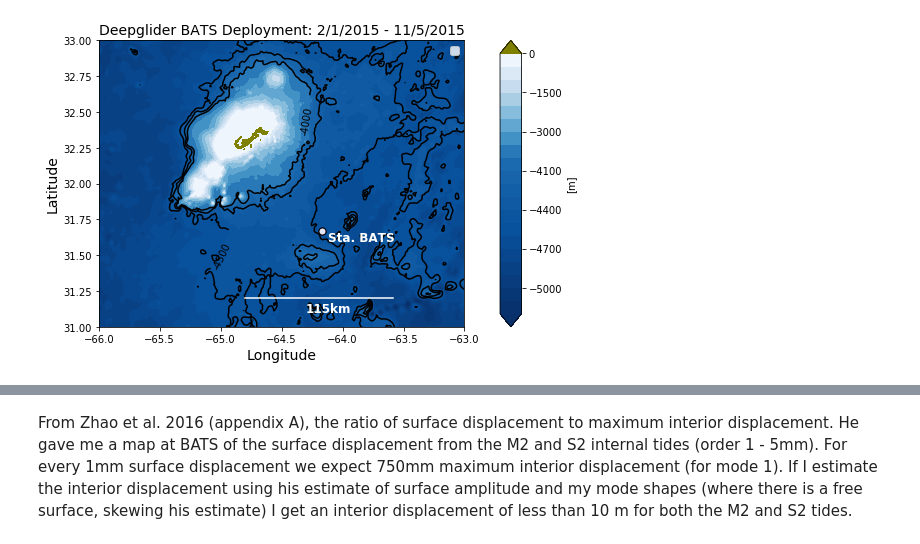
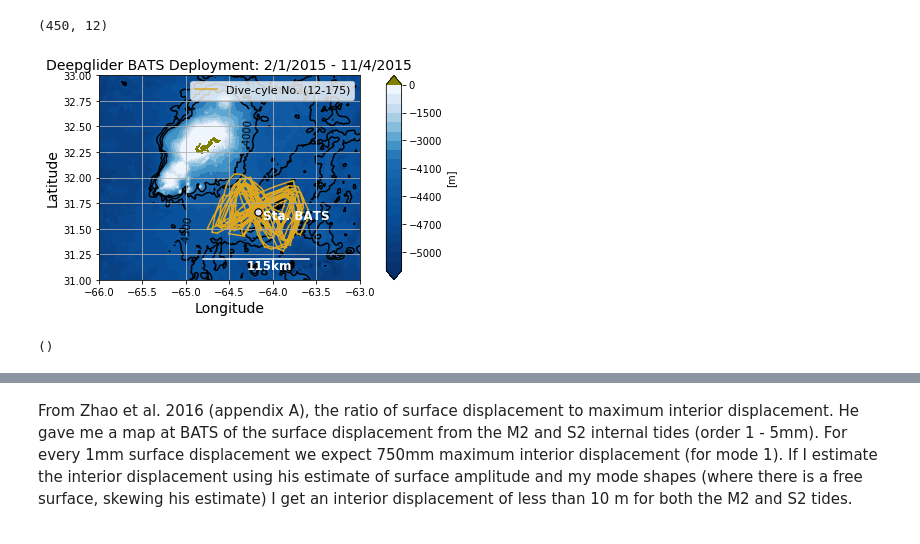
Before and after one commit to jakesteinberg/geostrophic_turbulence, a Jupyter notebook: bats_dg_2015_mode_projections.ipynb, the cells around one changed output, grey strips where cells are left out. Drawn from its saved outputs; the diff is of its cells as text; code cells hidden in the pictures.

```diff
--- a/bats_dg_2015_mode_projections.ipynb
+++ b/bats_dg_2015_mode_projections.ipynb
@@ -279,3 +97,7 @@ print(profile_tags_per[25][0:-1])
+# %%
+np.shape(N2)
+# %% [output]
+(450, 12)
 # %%
 # PLAN VIEW PLOt
 from mpl_toolkits.axes_grid1 import make_axes_locatable
@@ -290,35 +112,37 @@ levels = [-5200, -5100, -5000, -4900, -4800, -4700, -4600,
 fig0, ax0 = plt.subplots()
 cmap = plt.cm.get_cmap("Blues_r")
 cmap.set_over('#808000')  # ('#E6E6E6')
 bc = ax0.contourf(bath_lon, bath_lat, bath_z, levels, cmap='Blues_r', extend='both', zorder=0)
 matplotlib.rcParams['contour.negative_linestyle'] = 'solid'
 bcl = ax0.contour(bath_lon, bath_lat, bath_z, [-4500, -4250, -4000], colors='k', zorder=0)
 ml = [(-65, 31.5), (-64.4, 32.435)]
 ax0.clabel(bcl, manual=ml, inline_spacing=-3, fmt='%1.0f', colors='k')
 
-# ax0.scatter(lon, lat, s=0.3, color='#DAA520')
+ax0.scatter(mw_lon, mw_lat, s=0.3, color='#DAA520')
 # ax0.scatter(dg_v_lon, dg_v_lat, s=3, color='#DAA520', edgecolor='#B8860B')
-# ax0.plot(lon[:, -1], lat[:, -1], color='#DAA520',
-#         label='Dive-cyle No. (' + str(int(profile_tags[0])) + '-' + str(int(profile_tags[-2])) + ')', zorder=1)
+ax0.plot(mw_lon, mw_lat, color='#DAA520',
+        label='Dive-cyle No. (' + str(int(profile_tags[0])) + '-' + str(int(profile_tags[-2])) + ')', zorder=1)
 
 ax0.plot([-64.8, -63.59], [31.2, 31.2], color='w', zorder=2)
 ax0.text(-64.3, 31.1, '115km', color='w', fontsize=12, fontweight='bold')
 ax0.scatter(-(64 + (10 / 60)), 31 + (40 / 60), s=50, color='#E6E6FA', edgecolors='k', zorder=3)
 ax0.scatter(-(64 + (10 / 60)), 31 + (40 / 60), s=50, color='#E6E6FA', edgecolors='k', zorder=4)
 ax0.text(-(64 + (10 / 60)) + .05, 31 + (40 / 60) - .07, 'Sta. BATS', color='w', fontsize=12, fontweight='bold')
 w = 1 / np.cos(np.deg2rad(ref_lat))
 ax0.axis([-66, -63, 31, 33])
 ax0.set_aspect(w)
 divider = make_axes_locatable(ax0)
 cax = divider.append_axes("right", size="5%", pad=0.05)
 fig0.colorbar(bc, cax=cax, label='[m]')
 ax0.set_xlabel('Longitude', fontsize=14)
 ax0.set_ylabel('Latitude', fontsize=14)
 handles, labels = ax0.get_legend_handles_labels()
 ax0.legend(handles, labels, fontsize=11)
 ax0.set_title('Deepglider BATS Deployment: ' + np.str(t_s.month) + '/' + np.str(t_s.day) + '/' + np.str(
     t_s.year) + ' - ' + np.str(t_e.month) + '/' + np.str(t_e.day) + '/' + np.str(t_e.year), fontsize=14)
 plt.tight_layout()
-fig0.savefig("/Users/jake/Documents/baroclinic_modes/Meetings/meeting_3_27_19/bats_bathy.jpg", dpi=300)
+plot_pro(ax0)
+# fig0.savefig("/Users/jake/Documents/baroclinic_modes/Meetings/meeting_3_27_19/bats_bathy.jpg", dpi=300)
 # %% [output]
-[figure, old version]
+[figure, new version]
+()
```
Also changed, not shown: parts of 45 cells of this notebook, 5 other files.
